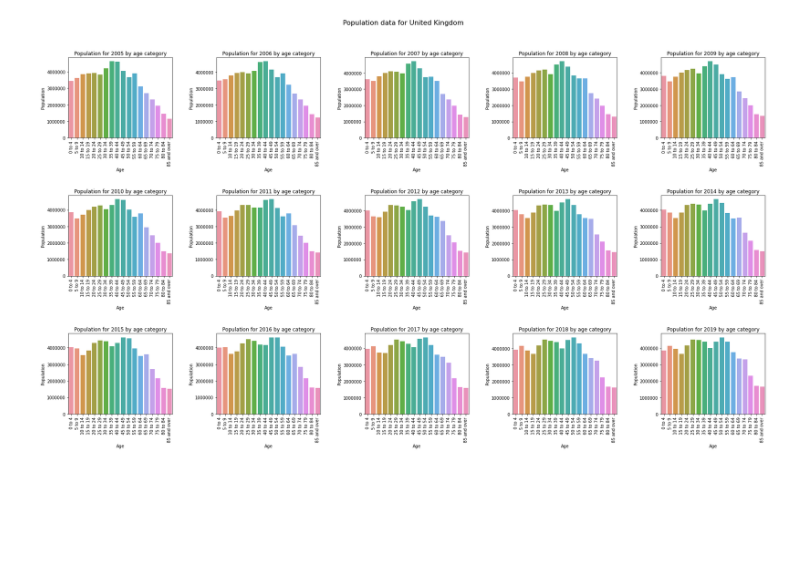
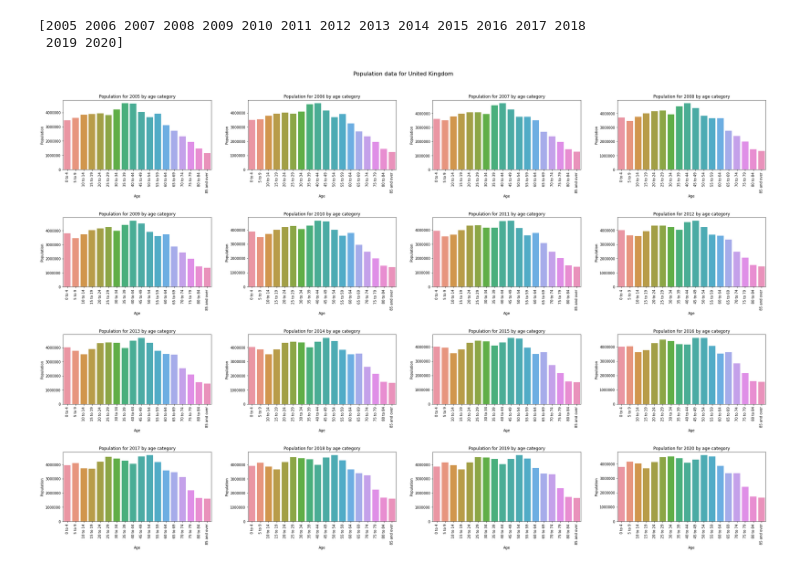
Before and after one commit to cmstorrsfox/portfolio_project, a Jupyter notebook: python_and_r/oop_project/countries_oop.ipynb, the cells around one changed output. Saved outputs shown, nothing was run; the diff lists cells and outputs as text; code cells hidden in the pictures; blank space fills up the shorter version.

```diff
--- a/python_and_r/oop_project/countries_oop.ipynb
+++ b/python_and_r/oop_project/countries_oop.ipynb
@@ -31,7 +31,7 @@ class Country():
     self.name = name
 
   def country_pop_profile(self):
-    country_data = pop_data[pop_data["Country"] == self.name].reset_index()
+    country_data = pop_data[pop_data["Country"] == self.name].reset_index(drop=True)
 
     return country_data
 
@@ -50,36 +50,38 @@ class Country():
       sex_pop = data[data.Age == "Total"]
       sns.barplot(data=sex_pop, x="Year", y="Population", hue="Sex", ax=ax)
       ax.ticklabel_format(style="plain", axis="y")
       ax.set_title(f'{self.name} Population over time by sex: 2005 - 2020')
 
 
     plt.show()
 
   def chart_pop_by_age(self):
     data = self.country_pop_profile()
     years = data.Year.unique()
+    print(years)
 
-
-    fig, axs = plt.subplots(3,5, figsize=(25,15))
+    fig, axs = plt.subplots(4, 4, figsize=(30,20))
     age_order = data.Age.unique().tolist()
     age_order.insert(1, age_order.pop(9))
     age_order.remove("Total")
     fig.suptitle(f"Population data for {self.name}", fontsize=16)
 
     for i, ax in enumerate(fig.axes):
       yr_data = data[(data["Year"] == years[i]) & (data["Sex"] == "Total") & (data["Age"] != "Total")]
       sns.barplot(data=yr_data, x="Age", y="Population", ax=ax, order=age_order)
       ax.set_title(f"Population for {years[i]} by age category")
       ax.set_xticklabels(labels=age_order, rotation=90)
       ax.ticklabel_format(style="plain", axis="y")
 
     plt.tight_layout(pad=4)
     plt.show()
 
 
 uk = Country("United Kingdom").chart_pop_by_age()
 # %% [output]
+[2005 2006 2007 2008 2009 2010 2011 2012 2013 2014 2015 2016 2017 2018
+ 2019 2020]
-[figure, old version]
+[figure, new version]
 # %%
 germany = Country("Germany")
 uk = Country("United Kingdom")
```
